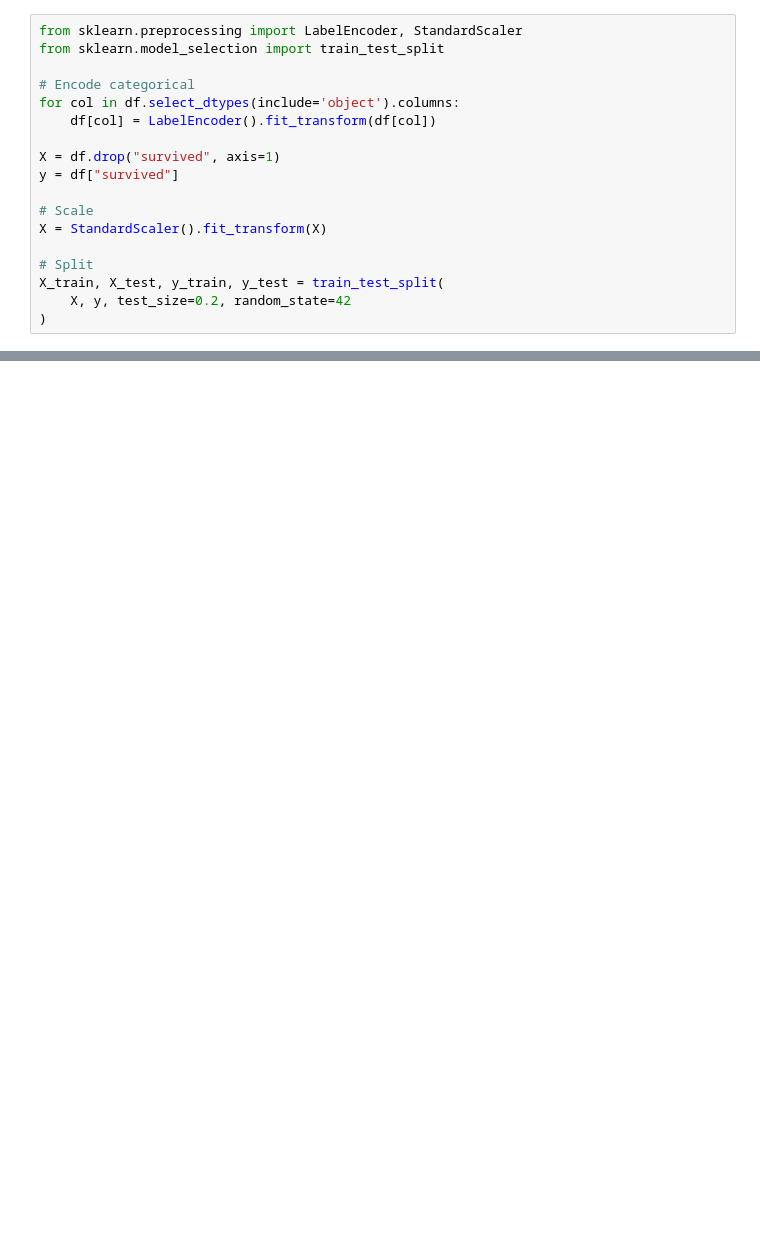
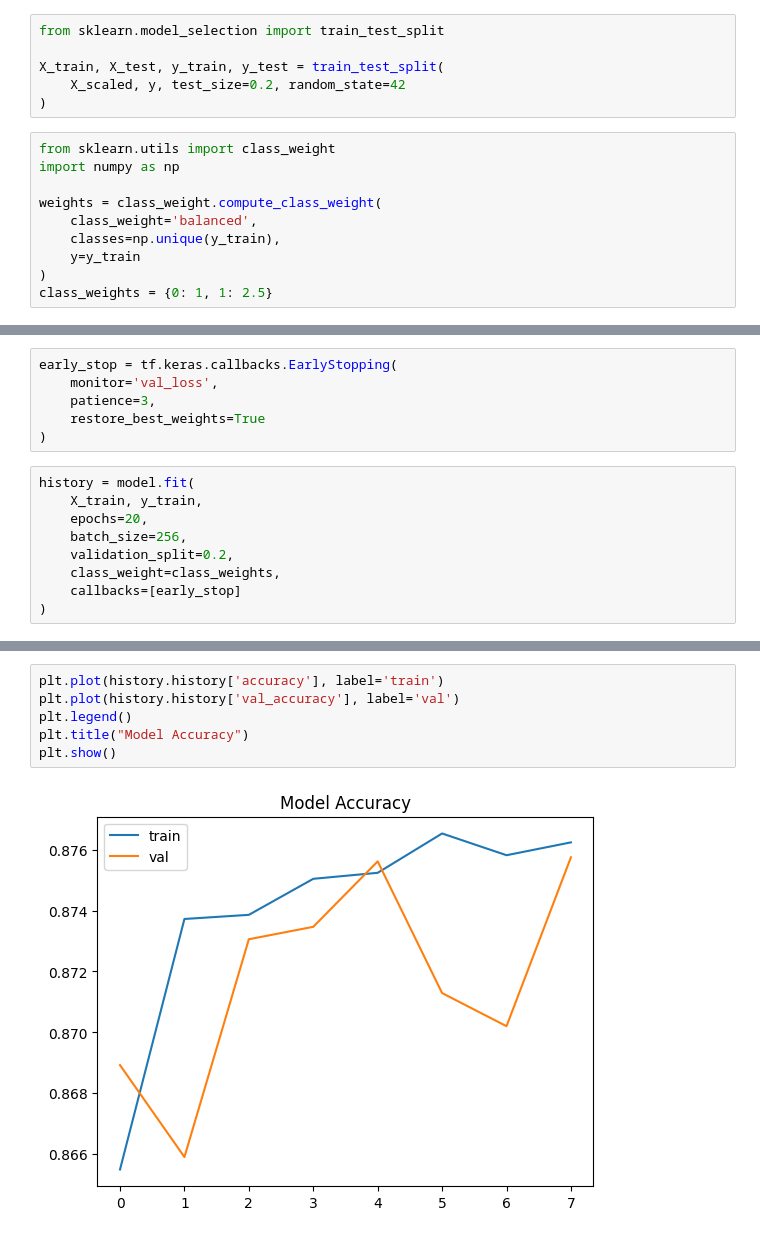
Before and after one commit to PALAK7890/cardiac_arrest_model, a Jupyter notebook: Cardiac_.ipynb, the cells around one changed output, grey strips where cells are left out. Drawn from its saved outputs; the diff is of its cells as text; blank space fills up the shorter version.

```diff
--- a/Cardiac_.ipynb
+++ b/Cardiac_.ipynb
@@ -110,21 +76,19 @@ plt.show()
 # %%
-from sklearn.preprocessing import LabelEncoder, StandardScaler
 from sklearn.model_selection import train_test_split
 
-# Encode categorical
-for col in df.select_dtypes(include='object').columns:
-    df[col] = LabelEncoder().fit_transform(df[col])
-
-X = df.drop("survived", axis=1)
-y = df["survived"]
-
-# Scale
-X = StandardScaler().fit_transform(X)
-
-# Split
 X_train, X_test, y_train, y_test = train_test_split(
-    X, y, test_size=0.2, random_state=42
+    X_scaled, y, test_size=0.2, random_state=42
 )
+# %%
+from sklearn.utils import class_weight
+import numpy as np
+
+weights = class_weight.compute_class_weight(
+    class_weight='balanced',
+    classes=np.unique(y_train),
+    y=y_train
+)
+class_weights = {0: 1, 1: 2.5}
 # %%
 import tensorflow as tf
 
@@ -201,0 +119,15 @@ weighted avg       0.89      0.64      0.71      1000
+# %%
+early_stop = tf.keras.callbacks.EarlyStopping(
+    monitor='val_loss',
+    patience=3,
+    restore_best_weights=True
+)
+# %%
+history = model.fit(
+    X_train, y_train,
+    epochs=20,
+    batch_size=256,
+    validation_split=0.2,
+    class_weight=class_weights,
+    callbacks=[early_stop]
+)
@@ -201,0 +190,8 @@ weighted avg       0.89      0.64      0.71      1000
+# %%
+plt.plot(history.history['accuracy'], label='train')
+plt.plot(history.history['val_accuracy'], label='val')
+plt.legend()
+plt.title("Model Accuracy")
+plt.show()
+# %% [output]
+[figure, added]
```
Also changed, not shown: parts of 18 cells of this notebook.
